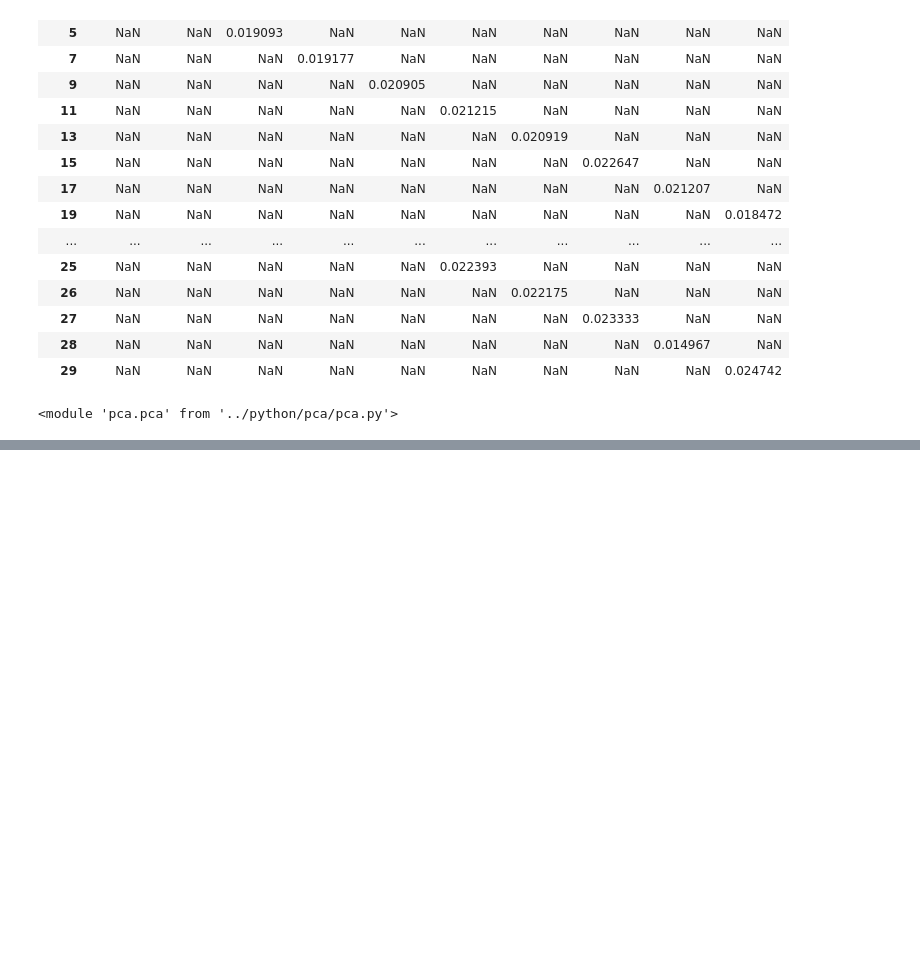
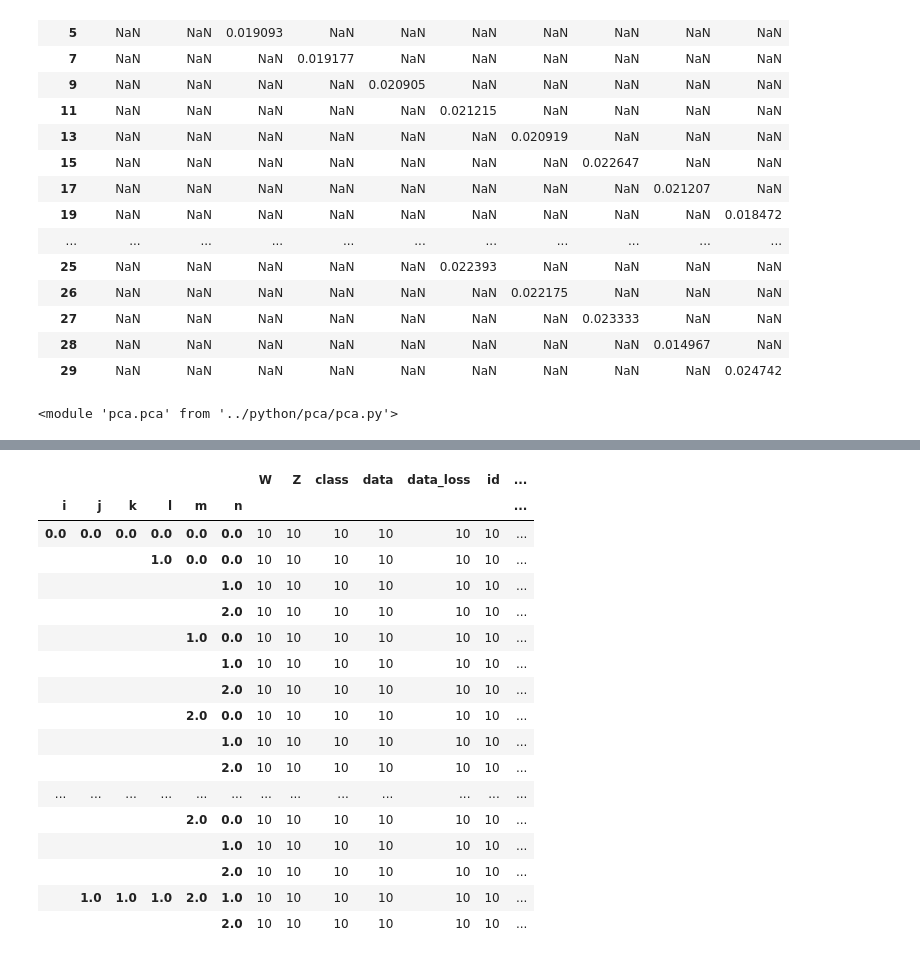
Before and after one commit to betaplane/cezanne, a Jupyter notebook: notebooks/PPCA.ipynb, the cells around one changed output, grey strips where cells are left out. Drawn from its saved outputs; the diff is of its cells as text; code cells hidden in the pictures; blank space fills up the shorter version.

```diff
--- a/notebooks/PPCA.ipynb
+++ b/notebooks/PPCA.ipynb
@@ -560,0 +615,21 @@ a={1:2}
+# %%
+loss.groupby(['i','j','k','l','m','n']).count()
+# %% [output]
+|  |  |  |  |  |  | W | Z | class | data | data_loss | id | ... |
+| i | j | k | l | m | n |  |  |  |  |  |  | ... |
+| 0.0 | 0.0 | 0.0 | 0.0 | 0.0 | 0.0 | 10 | 10 | 10 | 10 | 10 | 10 | ... |
+|  |  |  | 1.0 | 0.0 | 0.0 | 10 | 10 | 10 | 10 | 10 | 10 | ... |
+|  |  |  |  |  | 1.0 | 10 | 10 | 10 | 10 | 10 | 10 | ... |
+|  |  |  |  |  | 2.0 | 10 | 10 | 10 | 10 | 10 | 10 | ... |
+|  |  |  |  | 1.0 | 0.0 | 10 | 10 | 10 | 10 | 10 | 10 | ... |
+|  |  |  |  |  | 1.0 | 10 | 10 | 10 | 10 | 10 | 10 | ... |
+|  |  |  |  |  | 2.0 | 10 | 10 | 10 | 10 | 10 | 10 | ... |
+|  |  |  |  | 2.0 | 0.0 | 10 | 10 | 10 | 10 | 10 | 10 | ... |
+|  |  |  |  |  | 1.0 | 10 | 10 | 10 | 10 | 10 | 10 | ... |
+|  |  |  |  |  | 2.0 | 10 | 10 | 10 | 10 | 10 | 10 | ... |
+| ... | ... | ... | ... | ... | ... | ... | ... | ... | ... | ... | ... | ... |
+|  |  |  |  | 2.0 | 0.0 | 10 | 10 | 10 | 10 | 10 | 10 | ... |
+|  |  |  |  |  | 1.0 | 10 | 10 | 10 | 10 | 10 | 10 | ... |
+|  |  |  |  |  | 2.0 | 10 | 10 | 10 | 10 | 10 | 10 | ... |
+|  | 1.0 | 1.0 | 1.0 | 2.0 | 1.0 | 10 | 10 | 10 | 10 | 10 | 10 | ... |
+|  |  |  |  |  | 2.0 | 10 | 10 | 10 | 10 | 10 | 10 | ... |
```
Also changed, not shown: parts of 26 cells of this notebook, 6 other files.
